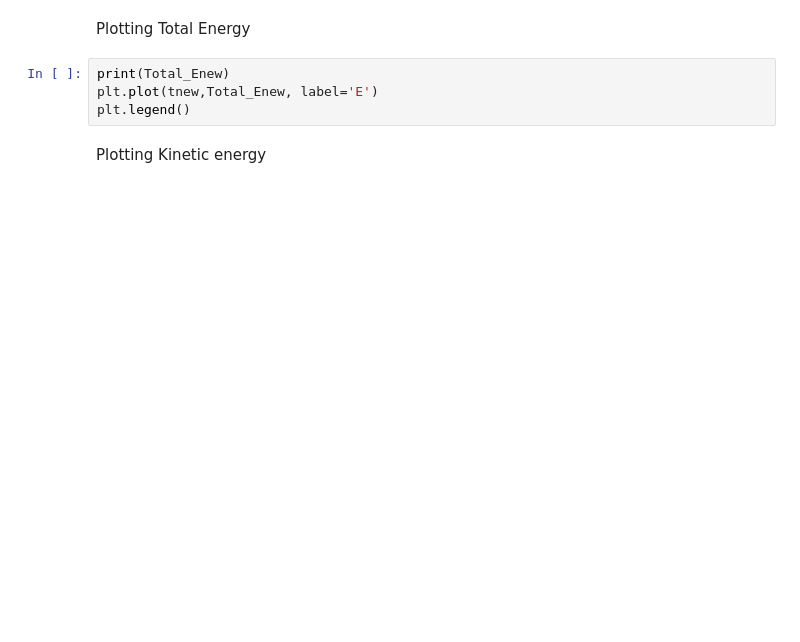
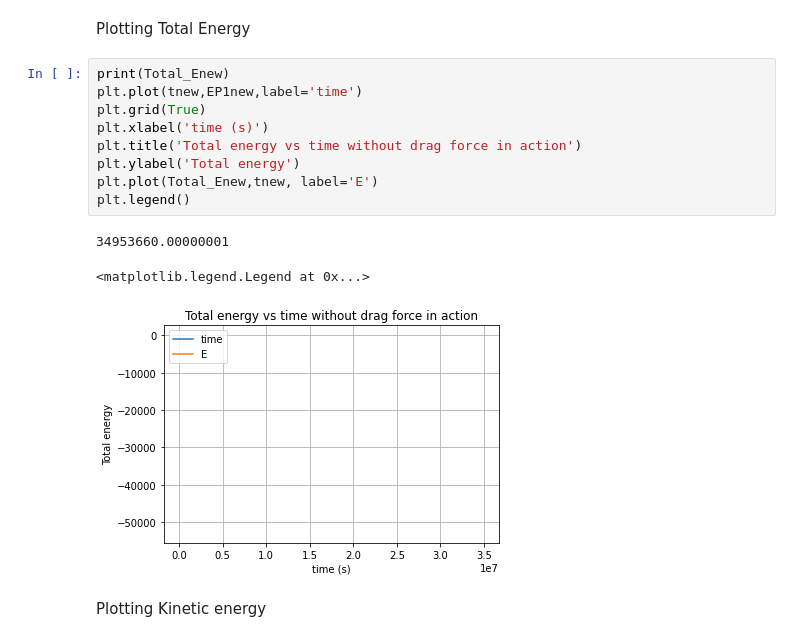
Before and after one commit to Thulisile2/Demo_GitHub, a Jupyter notebook: Group.ipynb, the cells around one changed output. Drawn from its saved outputs; the diff is of its cells as text; blank space fills up the shorter version.

```diff
--- a/Group.ipynb
+++ b/Group.ipynb
@@ -89,9 +95,18 @@ SyntaxError: ignored
 # %% [markdown]
 Plotting Total Energy
-# %%
-print(Total_Enew)
-plt.plot(tnew,Total_Enew, label='E')
-plt.legend()
+# %%
+print(Total_Enew)
+plt.plot(tnew,EP1new,label='time')
+plt.grid(True)
+plt.xlabel('time (s)')
+plt.title('Total energy vs time without drag force in action')
+plt.ylabel('Total energy')
+plt.plot(Total_Enew,tnew, label='E')
+plt.legend()
+# %% [output]
+34953660.00000001
+<matplotlib.legend.Legend at 0x...>
+[figure, added]
 # %% [markdown]
 Plotting Kinetic energy
 # %%
```
Also changed, not shown: parts of 7 cells of this notebook.
